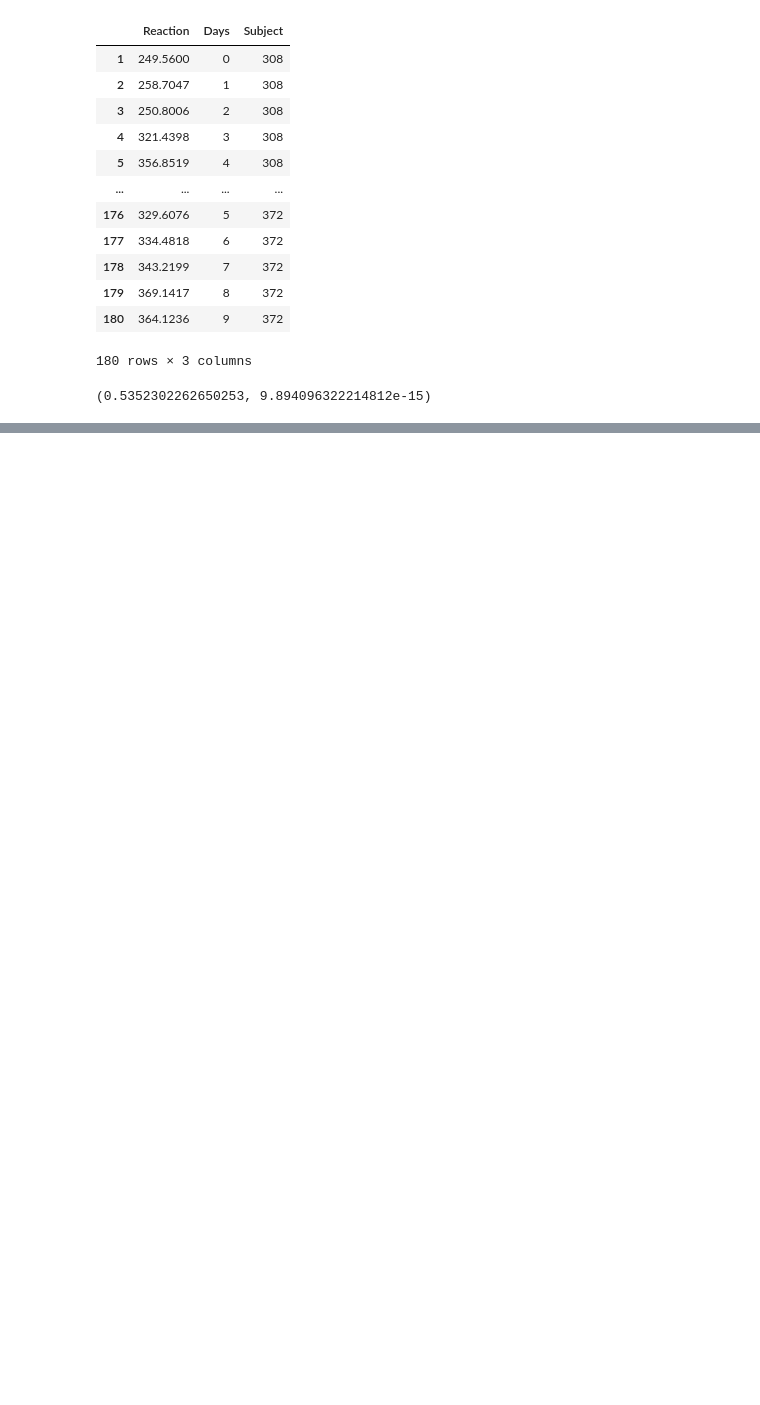
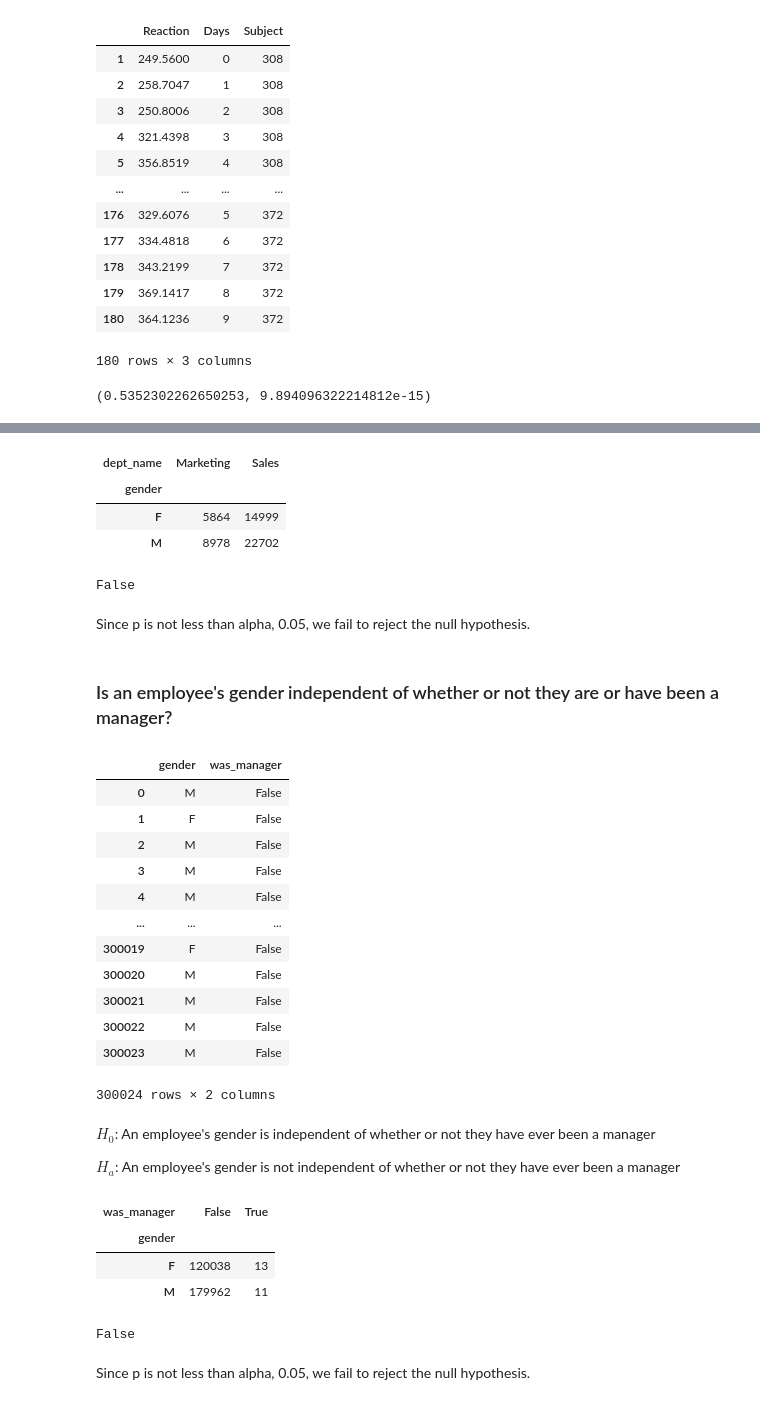
Before and after one commit to johnathon-smith/statistics-exercises, a Jupyter notebook: hypothesis_testing.ipynb, the cells around one changed output, grey strips where cells are left out. Drawn from its saved outputs; the diff is of its cells as text; code cells hidden in the pictures; blank space fills up the shorter version.

```diff
--- a/hypothesis_testing.ipynb
+++ b/hypothesis_testing.ipynb
@@ -577,0 +814,8 @@ r, p
+# %%
+observed = pd.crosstab(employees.gender, employees.dept_name)
+observed
+# %% [output]
+| dept_name | Marketing | Sales |
+| gender |  |  |
+| F | 5864 | 14999 |
+| M | 8978 | 22702 |
@@ -577,0 +824,34 @@ r, p
+# %%
+p < alpha
+# %% [output]
+False
+# %% [markdown]
+Since p is not less than alpha, 0.05, we fail to reject the null hypothesis.
+# %% [markdown]
+### Is an employee's gender independent of whether or not they are or have been a manager?
+# %%
+employees_query = """
+SELECT gender, IF(employees.emp_no IN( SELECT emp_no FROM dept_manager), 'True', 'False') AS was_manager
+FROM employees
+"""
+# %%
+employees = pd.read_sql(employees_query, employees_url)
+employees
+# %% [output]
+|  | gender | was_manager |
+| 0 | M | False |
+| 1 | F | False |
+| 2 | M | False |
+| 3 | M | False |
+| 4 | M | False |
+| ... | ... | ... |
+| 300019 | F | False |
+| 300020 | M | False |
+| 300021 | M | False |
+| 300022 | M | False |
+| 300023 | M | False |
+300024 rows × 2 columns
+# %% [markdown]
+$H_0$: An employee's gender is independent of whether or not they have ever been a manager
+
+$H_a$: An employee's gender is not independent of whether or not they have ever been a manager
@@ -577,0 +860,8 @@ r, p
+# %%
+observed = pd.crosstab(employees.gender, employees.was_manager)
+observed
+# %% [output]
+| was_manager | False | True |
+| gender |  |  |
+| F | 120038 | 13 |
+| M | 179962 | 11 |
@@ -577,0 +870,6 @@ r, p
+# %%
+p < alpha
+# %% [output]
+False
+# %% [markdown]
+Since p is not less than alpha, 0.05, we fail to reject the null hypothesis.
```
Also changed, not shown: parts of 68 cells of this notebook.
